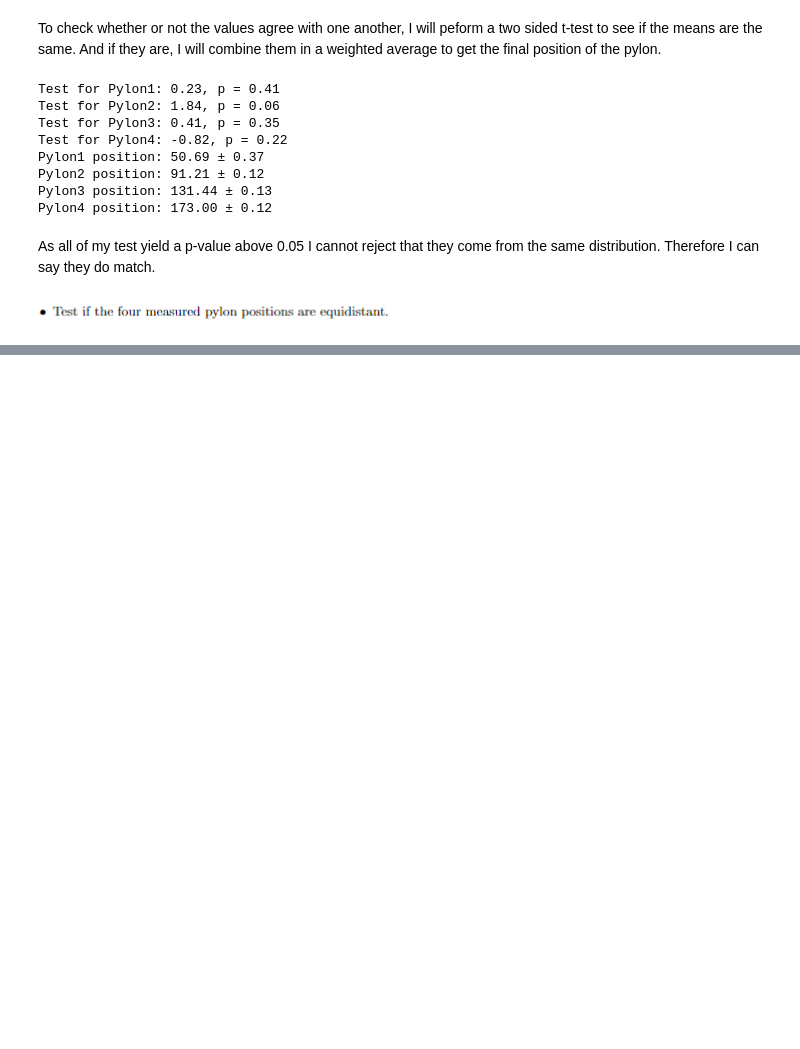
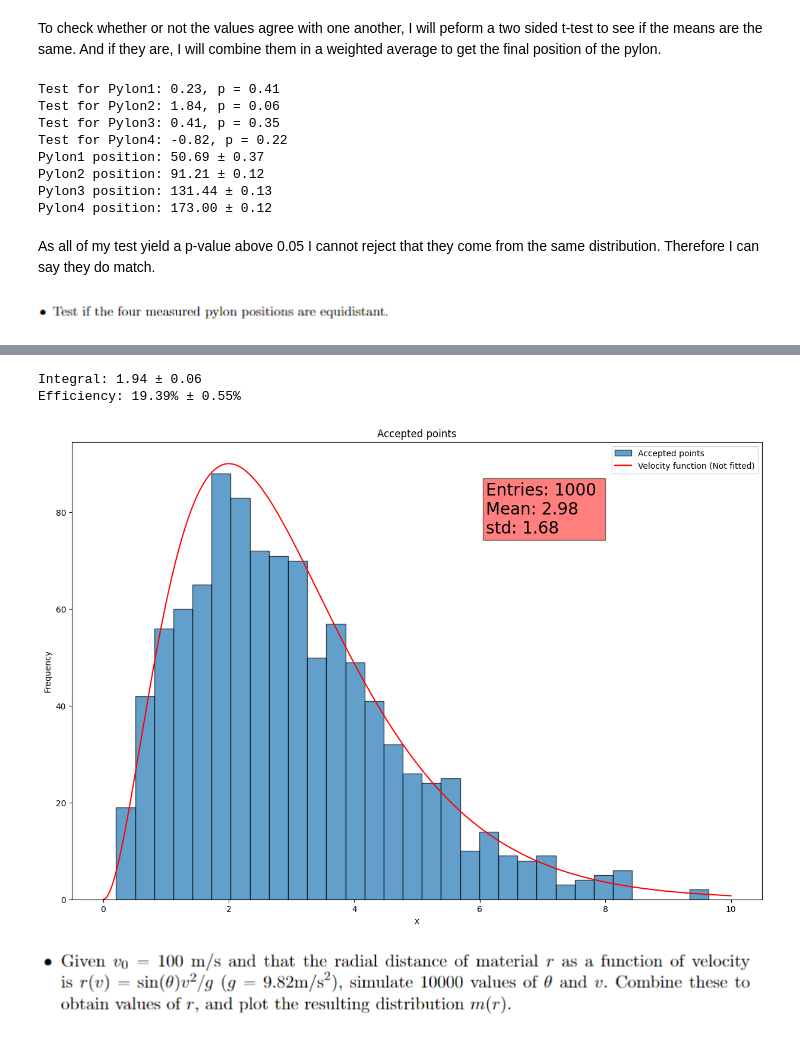
Before and after one commit to EliasBS/AppStat2024, a Jupyter notebook: DataAndCodeForExam/AppStatExam2024.ipynb, the cells around one changed output, grey strips where cells are left out. Saved outputs shown, nothing was run; the diff lists cells and outputs as text; code cells hidden in the pictures; blank space fills up the shorter version.

```diff
--- a/DataAndCodeForExam/AppStatExam2024.ipynb
+++ b/DataAndCodeForExam/AppStatExam2024.ipynb
@@ -605,0 +879,58 @@ Distance between pylons: [40.51939184 40.23158347 41.56352332] ± [0.3890923  0.
+# %%
+
+
+
+xmin, xmax = 0, 10
+ymin, ymax = 0, 1
+N_points = 1000
+Nbins = int(np.sqrt(N_points))
+
+
+x_accepted = np.zeros(N_points)
+Ntry = 0
+for i in range(N_points):
+    while True:
+        Ntry += 1
+        x = r.uniform(xmin, xmax)
+        y = r.uniform(ymin, ymax)
+        if (y < x**2*np.exp(-x)):
+            break
+    x_accepted[i] = x
+
+
+
+eff = N_points / Ntry                        # Efficiency of generating points (fraction accepted)
+eff_error = np.sqrt(eff * (1-eff) / Ntry)    # Error on efficiency (binomial)
+integral =  eff * (xmax-xmin) * ymax               # Integral
+integral_error = eff_error * (xmax-xmin) * ymax    # Error on integral
+
+print(f'Integral: {integral:.2f} ± {integral_error:.2f}')
+print(f'Efficiency: {eff:.2%} ± {eff_error:.2%}')
+
+def velocities(x):
+    k = (xmax-xmin)/Nbins
+    N_norm = k*N_points
+    return N_norm*1/integral*x**2*np.exp(-x)
+
+x_plot = np.linspace(xmin, xmax, 1000)
+y_plot = velocities(x_plot)
+
+mean_x = np.mean(x_accepted)
+std_x = np.std(x_accepted)
+
+plt.figure(figsize=(15, 10))
+plt.hist(x_accepted, bins=Nbins, edgecolor='black', density=False, alpha=0.7, label='Accepted points')
+plt.plot(x_plot, y_plot, color='red', label='Velocity function (Not fitted)')
+plt.text(0.6, 0.8, f'Entries: {N_points} \nMean: {mean_x:.2f} \nstd: {std_x:.2f}', transform=plt.gca().transAxes,
+           bbox=dict(facecolor='red', alpha=0.5), fontsize=20)
+plt.xlabel('x')
+plt.ylabel('Frequency')
+plt.title('Accepted points')
+plt.legend()
+plt.show()
+# %% [output]
+Integral: 1.94 ± 0.06
+Efficiency: 19.39% ± 0.55%
+[figure, added]
+# %% [markdown]
+![image.png](attachment:image.png)
```
Also changed, not shown: parts of 17 cells of this notebook.
